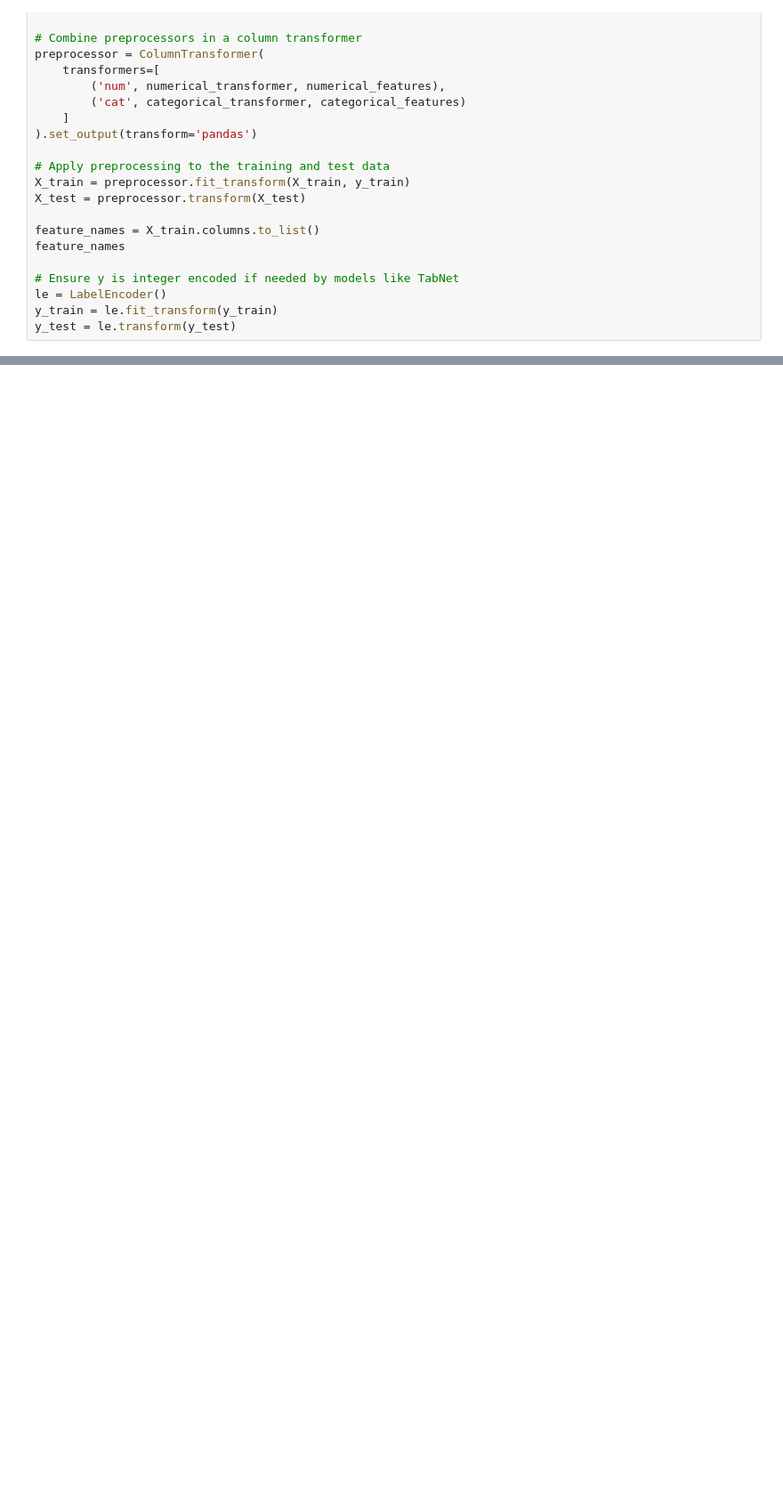
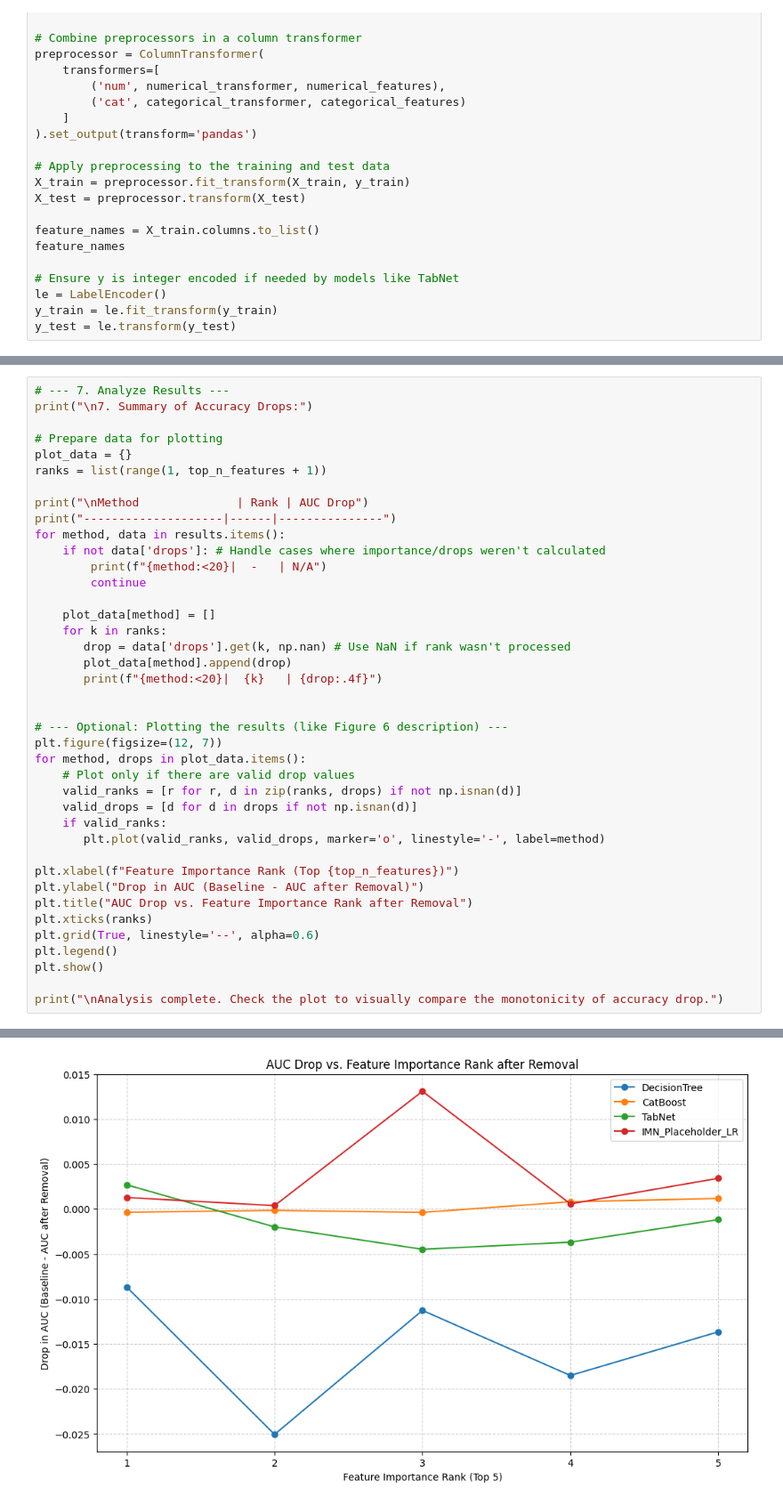
Before and after one commit to athyrson06/EBM, a Jupyter notebook: Notebooks/Auc-loss-by-feature.ipynb, the cells around one changed output, grey strips where cells are left out. Shown: that part at 89% size. Cells and saved outputs as stored; diff of their text form; blank space fills up the shorter version.

```diff
--- a/Notebooks/Auc-loss-by-feature.ipynb
+++ b/Notebooks/Auc-loss-by-feature.ipynb
@@ -376,0 +327,41 @@ Analysis complete. Check the plot to visually compare the monotonicity of accura
+# %%
+# --- 7. Analyze Results ---
+print("\n7. Summary of Accuracy Drops:")
+
+# Prepare data for plotting
+plot_data = {}
+ranks = list(range(1, top_n_features + 1))
+
+print("\nMethod              | Rank | AUC Drop")
+print("--------------------|------|---------------")
+for method, data in results.items():
+    if not data['drops']: # Handle cases where importance/drops weren't calculated
+        print(f"{method:<20}|  -   | N/A")
+        continue
+
+    plot_data[method] = []
+    for k in ranks:
+       drop = data['drops'].get(k, np.nan) # Use NaN if rank wasn't processed
+       plot_data[method].append(drop)
+       print(f"{method:<20}|  {k}   | {drop:.4f}")
+
+
+# --- Optional: Plotting the results (like Figure 6 description) ---
+plt.figure(figsize=(12, 7))
+for method, drops in plot_data.items():
+    # Plot only if there are valid drop values
+    valid_ranks = [r for r, d in zip(ranks, drops) if not np.isnan(d)]
+    valid_drops = [d for d in drops if not np.isnan(d)]
+    if valid_ranks:
+       plt.plot(valid_ranks, valid_drops, marker='o', linestyle='-', label=method)
+
+plt.xlabel(f"Feature Importance Rank (Top {top_n_features})")
+plt.ylabel("Drop in AUC (Baseline - AUC after Removal)")
+plt.title("AUC Drop vs. Feature Importance Rank after Removal")
+plt.xticks(ranks)
+plt.grid(True, linestyle='--', alpha=0.6)
+plt.legend()
+plt.show()
+
+print("\nAnalysis complete. Check the plot to visually compare the monotonicity of accuracy drop.")
+# %% [output]
@@ -376,0 +385 @@ Analysis complete. Check the plot to visually compare the monotonicity of accura
+[figure, added]
```
Also changed, not shown: parts of 7 cells of this notebook, 4 other files.
